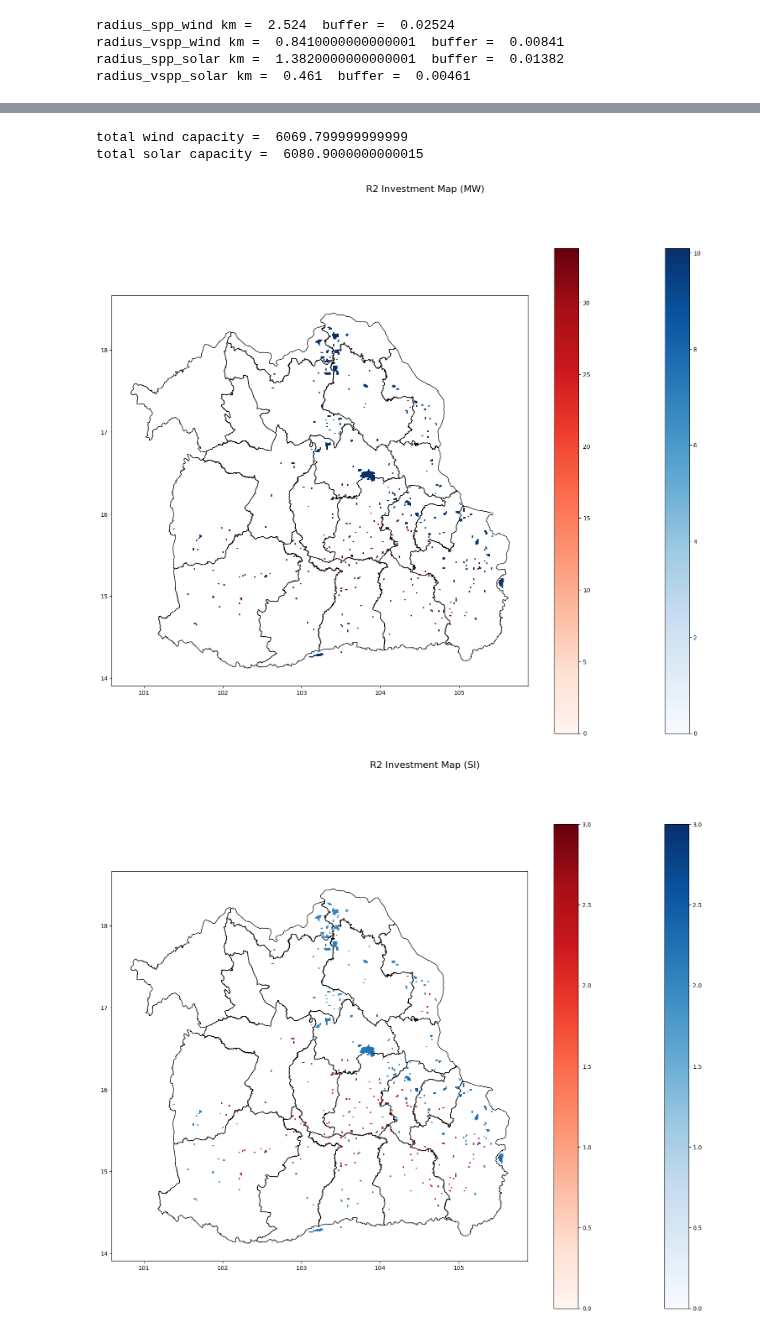
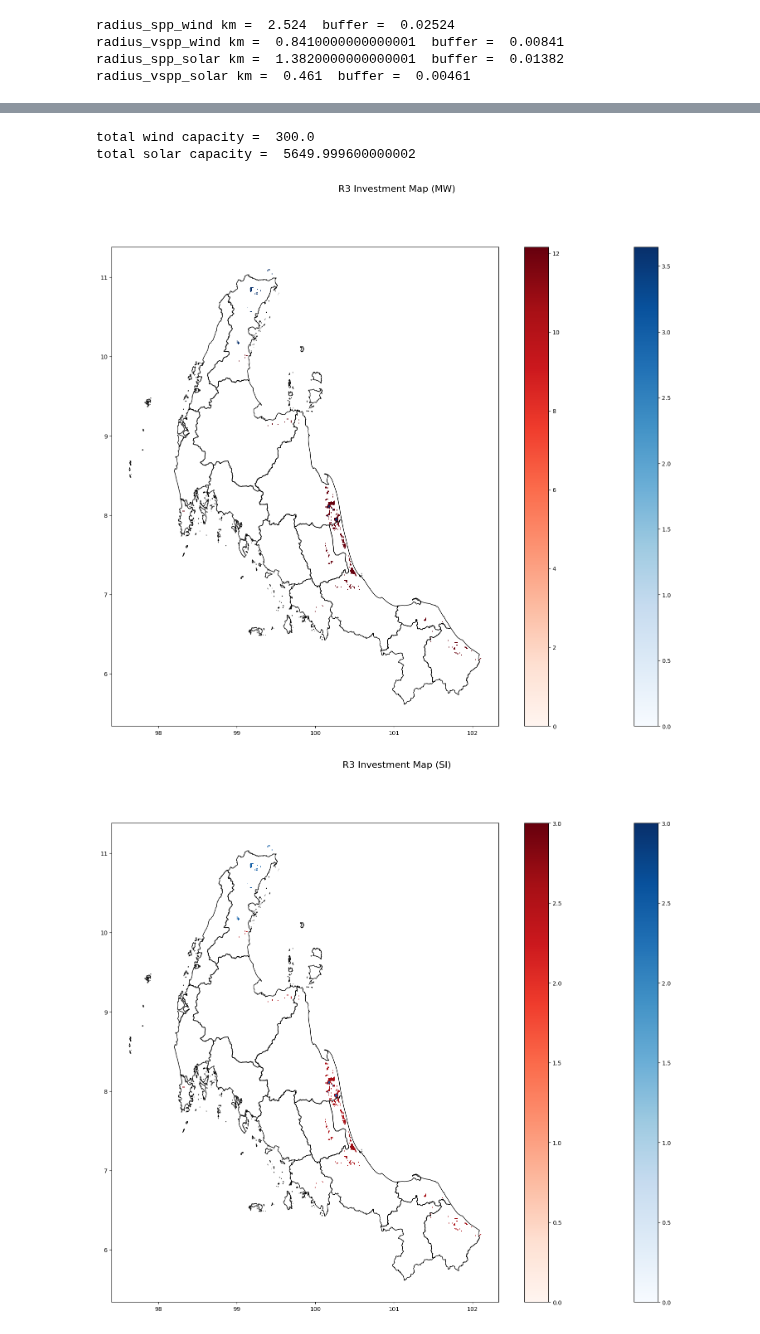
Before and after one commit to NarasetS/REPowerPlant_Siting, a Jupyter notebook: 13_SI_SitingPlant.ipynb, the cells around one changed output, grey strips where cells are left out. Drawn from its saved outputs; the diff is of its cells as text; code cells hidden in the pictures.

```diff
--- a/13_SI_SitingPlant.ipynb
+++ b/13_SI_SitingPlant.ipynb
@@ -35,7 +35,7 @@ radius_spp_solar km =  1.3820000000000001  buffer =  0.01382
 radius_vspp_solar km =  0.461  buffer =  0.00461
 # %%
 scenario_SI = 0
-coarsenscale = 1
+coarsenscale = 3
 xr_out = xr.open_dataset('Output\\xr_output_all_SSI_' + str(scenario_SI) + "_CS_"+ str(coarsenscale)+ '_.nc')
 print(xr_out)
 print("cap_wind = ",xr_out['cap_wind'].sum())
@@ -309,7 +311,7 @@ for i in thailandmap['ADM1_TH']:
         list_region.append('xxxxxxxxxxxxxxxxxxxxxxxxxxxxxxxxxx')
 thailandmap['region'] = list_region
 # %%
-region = 'R2'
+region = 'R3'
 specificarea = thailandmap.loc[thailandmap['region'] == region]
 bound = specificarea.unary_union.bounds
 
@@ -344,34 +346,34 @@ except:
 #     None
 # try:
 #     df_msw.loc[df_msw['region'] == region].plot(ax = ax,legend = True,zorder = 5,column = 'cap_msw',cmap = 'Greys',edgecolors = 'grey',vmin = 0)
 # except:
 #     None
 
 fig, ax = plt.subplots(figsize=(20,15))
 fig.suptitle(region + ' Investment Map (SI) ', fontsize=16)
 specificarea.plot(ax = ax, color='none', edgecolor = 'black', zorder = 0)
 try:
     df_wind.loc[df_wind['region'] == region].plot(ax = ax,legend=True,zorder = 1,column = 'SI_Wind',cmap = 'Blues',vmin = 0,vmax=3)
 except:
     None
 try:
     df_solar.loc[df_solar['region'] == region].plot(ax = ax,legend=True,zorder = 2,column = 'SI_Solar',cmap = 'Reds',vmin = 0,vmax=3)
 except:
     None
 # try:
 #     df_biomass.loc[df_biomass['region'] == region].plot(ax = ax,legend=True,zorder = 3,column = 'SI_Biomass',cmap = 'Greens',edgecolors = 'green',vmin = 0,vmax=3)
 # except:
 #     None
 # try:
 #     df_bgec.loc[df_bgec['region'] == region].plot(ax = ax,legend=True,zorder = 4,column = 'SI_BGEC',cmap = 'Purples',edgecolors = 'purple',vmin = 0,vmax=3)
 # except:
 #     None
 # try:
 #     df_msw.loc[df_msw['region'] == region].plot(ax = ax,legend=True,zorder = 5,column = 'SI_MSW',cmap = 'Greys',edgecolors = 'grey',vmin = 0,vmax=3)
 # except:
 #     None
 # %% [output]
-total wind capacity =  6069.799999999999
-total solar capacity =  6080.9000000000015
+total wind capacity =  300.0
+total solar capacity =  5649.999600000002
-[figure, old version]
+[figure, new version]
-[figure, old version]
+[figure, new version]
```
Also changed, not shown: parts of 5 cells of this notebook, 2 other files.
